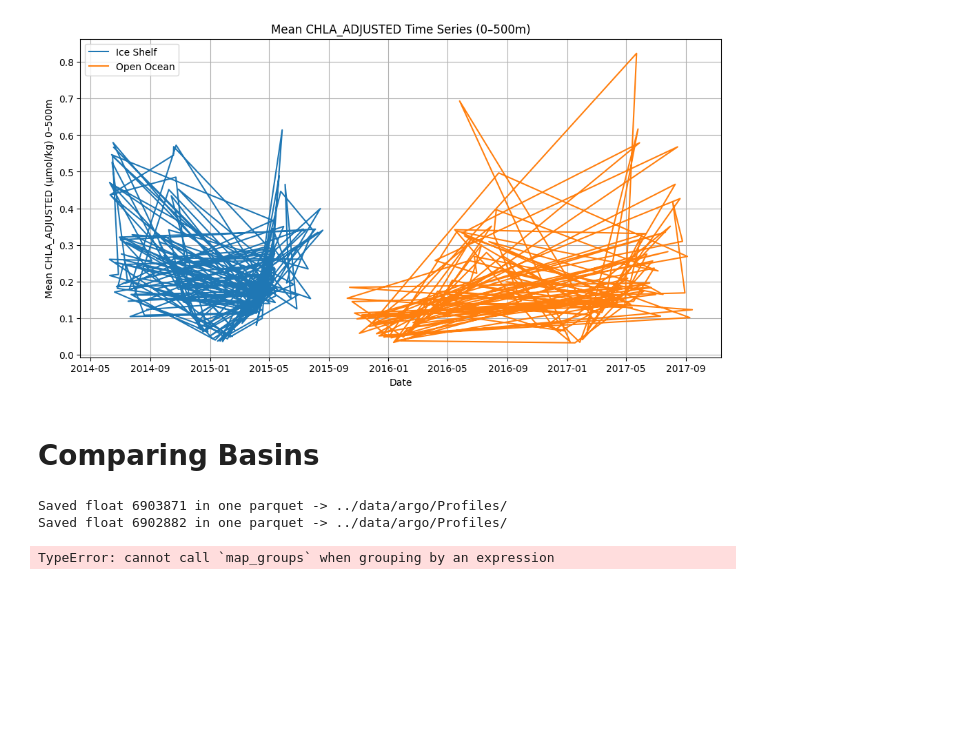
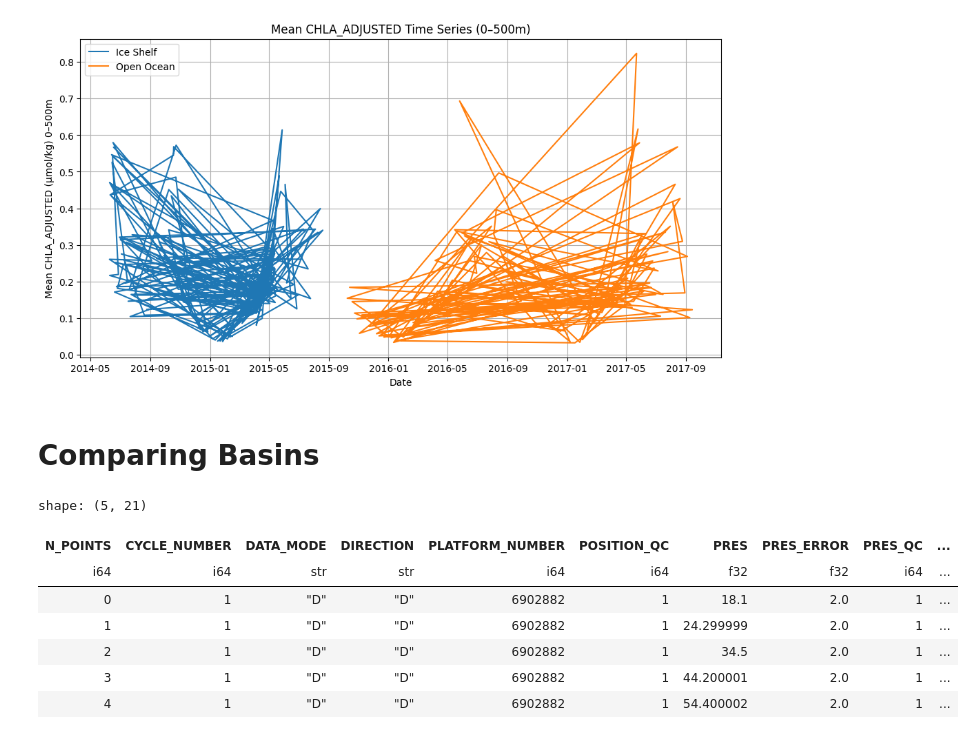
Before and after one commit to ROYVNZ/Mas, a Jupyter notebook: scripts/Argo_Argopy_Bypass.ipynb, the cells around one changed output. Saved outputs shown, nothing was run; the diff lists cells and outputs as text; code cells hidden in the pictures; blank space fills up the shorter version.

```diff
--- a/scripts/Argo_Argopy_Bypass.ipynb
+++ b/scripts/Argo_Argopy_Bypass.ipynb
@@ -618,50 +667,6 @@ import os
 from pathlib import Path
 import argopy
 from argopy import DataFetcher
-# %%
-# Base filepath
-root = '../data/argo/'
-profile_dir = root + 'Profiles/'
-
-# Create GO-BGC folders if they do not exist yet
-if 'argo' not in os.listdir('../data/'):
-  os.mkdir(root)
-if 'Profiles' not in os.listdir(root):
-  os.mkdir(profile_dir)
-
-# Downloading data using argopy
-float_ids = [6903871, 6902882]  # Ice Shelf and Open Ocean Floats
-
-# Fetching data
-ds = DataFetcher(src ='gdac',
-                 mode = 'standard').float(
-                     float_ids).to_xarray()
-
-# Quality Control Filtering
-ds = ds.argo.filter_qc(QC_list=[1,2])  # Keep only good and probably good data
-
-# Downloading data using argopy
-
-ds = ds.to_dataframe().reset_index()
-ds = pl.from_pandas(ds)
-
-# Saving in one dataset parquet
-for fid in float_ids:
-    out_path = Path(profile_dir)/ f"Grouped_data_set.parquet"
-    out_path.parent.mkdir(parents=True, exist_ok=True)
-    sub.write_parquet(out_path)
-    print(f"Saved float {fid} in one parquet -> {profile_dir}")
-
-# Saving by Float number
-#for fid in float_ids:
-#    sub = ds.filter(pl.col("PLATFORM_NUMBER") == fid)
-#    out_path = Path(profile_dir)/ f"{fid}.parquet"
-#    out_path.parent.mkdir(parents=True, exist_ok=True)
-#    sub.write_parquet(out_path)
-#    print(f"Saved float {fid} -> {profile_dir}")
-# %% [output]
-Saved float 6903871 in one parquet -> ../data/argo/Profiles/
-Saved float 6902882 in one parquet -> ../data/argo/Profiles/
 # %%
 # Defining Function
 
@@ -725,31 +730,40 @@ def compute_mld_for_profile(pres: np.ndarray, sigma0: np.ndarray,
 # %%
 # Loading data
 df = pl.read_parquet('../data/argo/profiles/Grouped_data_set.parquet')
 
 # Filtering data below 500m
 df = df.filter(pl.col('PRES') < 500)
 
 # Applying potential density Density calc Function
 df = add_sigma0(df)
 
 # Groupin and computing MLD per profile
 summary_mld = (
-    df.group_by(["PLATFORM_NUMBER", "CYCLE_NUMBER"])
+    df.group_by("PLATFORM_NUMBER", "CYCLE_NUMBER")
       .map_groups(lambda group: pl.DataFrame({
             "PLATFORM_NUMBER": [group["PLATFORM_NUMBER"].to_list()[0]],
             "CYCLE_NUMBER": [group["CYCLE_NUMBER"].to_list()[0]],
             "MLD": [
               compute_mld_for_profile(
                 pres=group["PRES"].to_numpy(),
                 sigma0=group["SIGMA0"].to_numpy(),
                 ref_depth=10.0,
                 drho_threshold=0.03
               )
             ]
         }))
 )
 
-# Joining MLD replicating how platf
-df_final = df.join(summary_mld, on=["PLATFORM_NUMBER", "CYCLE_NUMBER"], how="left")
+# Joining MLD replicating to dataframe
+df = df.join(summary_mld, on=["PLATFORM_NUMBER", "CYCLE_NUMBER"], how="left")
+
+df.head()
 # %% [output]
-TypeError: cannot call `map_groups` when grouping by an expression
+shape: (5, 21)
+| N_POINTS | CYCLE_NUMBER | DATA_MODE | DIRECTION | PLATFORM_NUMBER | POSITION_QC | PRES | PRES_ERROR | PRES_QC | ... |
+| i64 | i64 | str | str | i64 | i64 | f32 | f32 | i64 | ... |
+| 0 | 1 | "D" | "D" | 6902882 | 1 | 18.1 | 2.0 | 1 | ... |
+| 1 | 1 | "D" | "D" | 6902882 | 1 | 24.299999 | 2.0 | 1 | ... |
+| 2 | 1 | "D" | "D" | 6902882 | 1 | 34.5 | 2.0 | 1 | ... |
+| 3 | 1 | "D" | "D" | 6902882 | 1 | 44.200001 | 2.0 | 1 | ... |
+| 4 | 1 | "D" | "D" | 6902882 | 1 | 54.400002 | 2.0 | 1 | ... |
```
Also changed, not shown: parts of 8 cells of this notebook.
